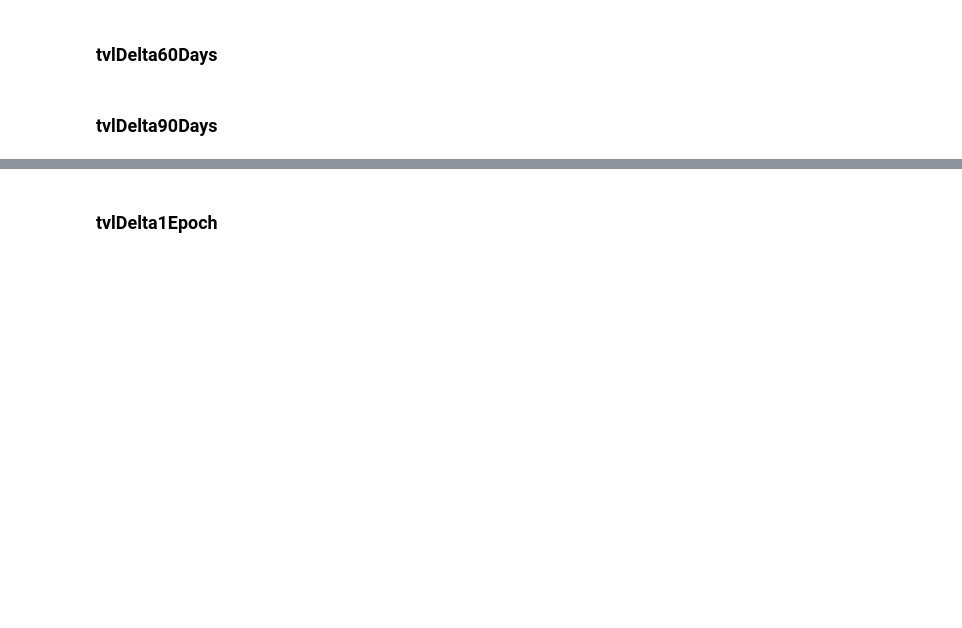
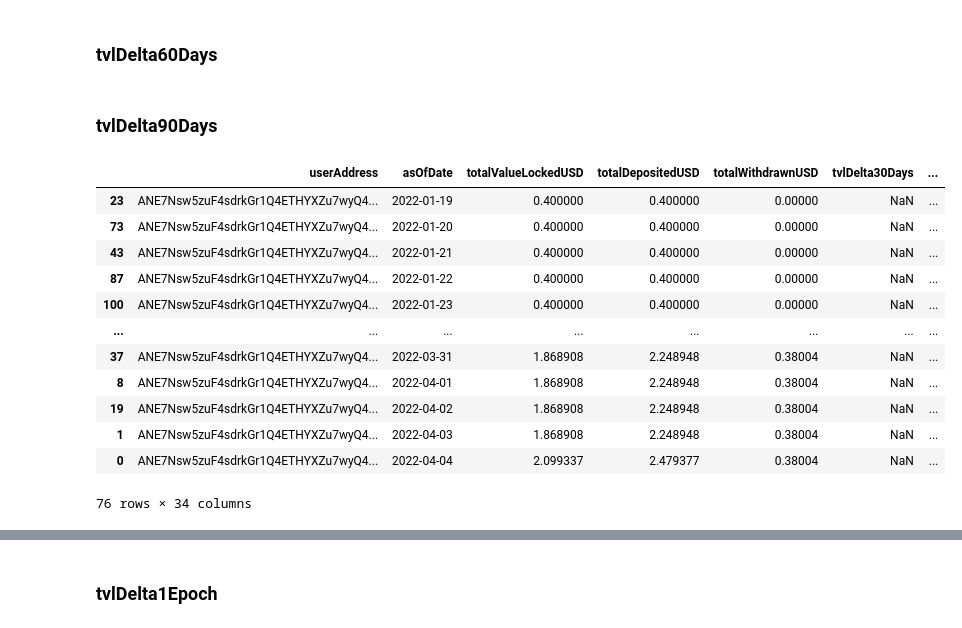
Before and after one commit to Friktion-Labs/user-dash, a Jupyter notebook: notebooks/user_table_etl_crafting.ipynb, the cells around one changed output, grey strips where cells are left out. Saved outputs shown, nothing was run; the diff lists cells and outputs as text; code cells hidden in the pictures; blank space fills up the shorter version.

```diff
--- a/notebooks/user_table_etl_crafting.ipynb
+++ b/notebooks/user_table_etl_crafting.ipynb
@@ -121,6 +187,22 @@ user_deposit_table['firstDepositToken'] = pd.read_gbq(query=f'select currencyNam
 ### tvlDelta60Days
 # %% [markdown]
 ### tvlDelta90Days
+# %%
+user_deposit_table.sort_values('asOfDate')
+# %% [output]
+|  | userAddress | asOfDate | totalValueLockedUSD | totalDepositedUSD | totalWithdrawnUSD | tvlDelta30Days | ... |
+| 23 | ANE7Nsw5zuF4sdrkGr1Q4ETHYXZu7wyQ4... | 2022-01-19 | 0.400000 | 0.400000 | 0.00000 | NaN | ... |
+| 73 | ANE7Nsw5zuF4sdrkGr1Q4ETHYXZu7wyQ4... | 2022-01-20 | 0.400000 | 0.400000 | 0.00000 | NaN | ... |
+| 43 | ANE7Nsw5zuF4sdrkGr1Q4ETHYXZu7wyQ4... | 2022-01-21 | 0.400000 | 0.400000 | 0.00000 | NaN | ... |
+| 87 | ANE7Nsw5zuF4sdrkGr1Q4ETHYXZu7wyQ4... | 2022-01-22 | 0.400000 | 0.400000 | 0.00000 | NaN | ... |
+| 100 | ANE7Nsw5zuF4sdrkGr1Q4ETHYXZu7wyQ4... | 2022-01-23 | 0.400000 | 0.400000 | 0.00000 | NaN | ... |
+| ... | ... | ... | ... | ... | ... | ... | ... |
+| 37 | ANE7Nsw5zuF4sdrkGr1Q4ETHYXZu7wyQ4... | 2022-03-31 | 1.868908 | 2.248948 | 0.38004 | NaN | ... |
+| 8 | ANE7Nsw5zuF4sdrkGr1Q4ETHYXZu7wyQ4... | 2022-04-01 | 1.868908 | 2.248948 | 0.38004 | NaN | ... |
+| 19 | ANE7Nsw5zuF4sdrkGr1Q4ETHYXZu7wyQ4... | 2022-04-02 | 1.868908 | 2.248948 | 0.38004 | NaN | ... |
+| 1 | ANE7Nsw5zuF4sdrkGr1Q4ETHYXZu7wyQ4... | 2022-04-03 | 1.868908 | 2.248948 | 0.38004 | NaN | ... |
+| 0 | ANE7Nsw5zuF4sdrkGr1Q4ETHYXZu7wyQ4... | 2022-04-04 | 2.099337 | 2.479377 | 0.38004 | NaN | ... |
+76 rows × 34 columns
 # %%
 user_deposit_table.melt()
 # %% [output]
```
Also changed, not shown: parts of 8 cells of this notebook.
